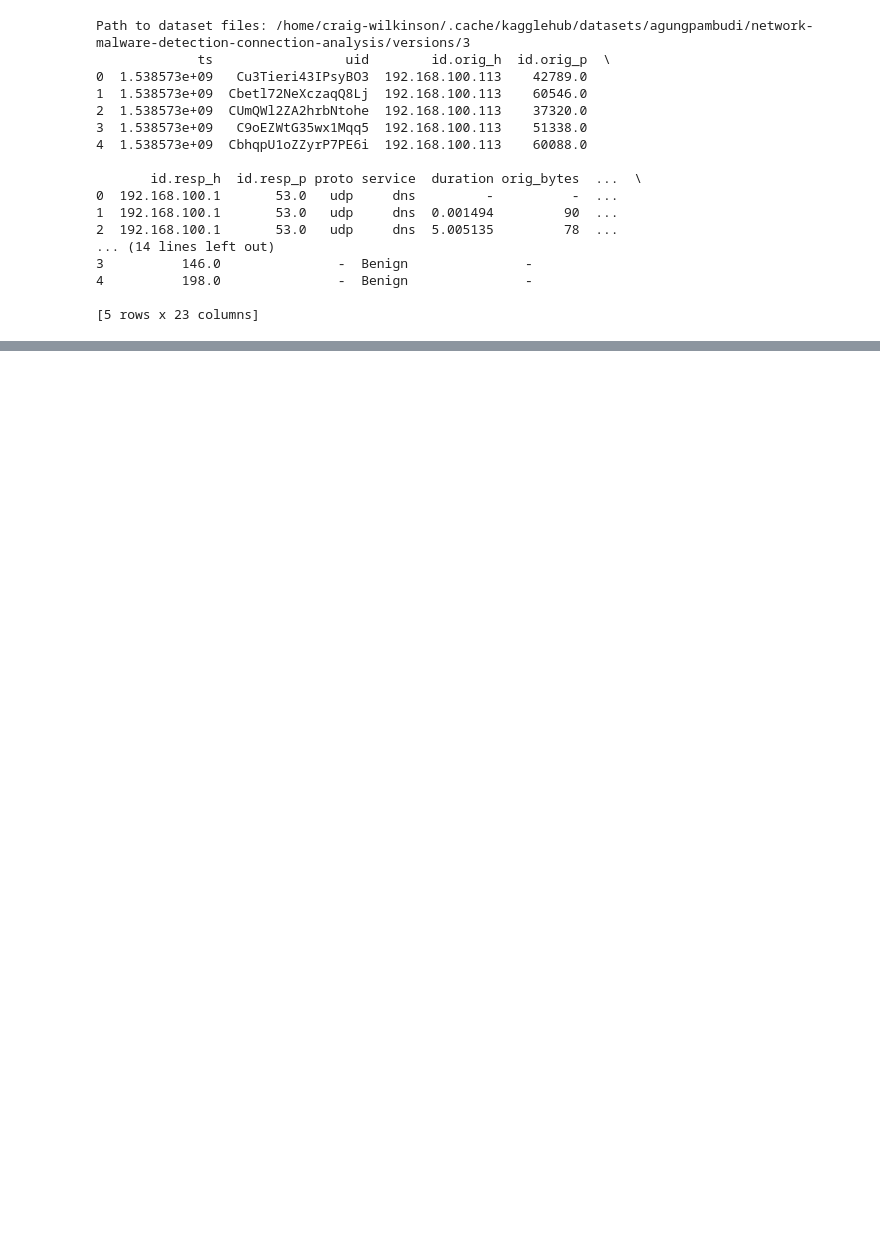
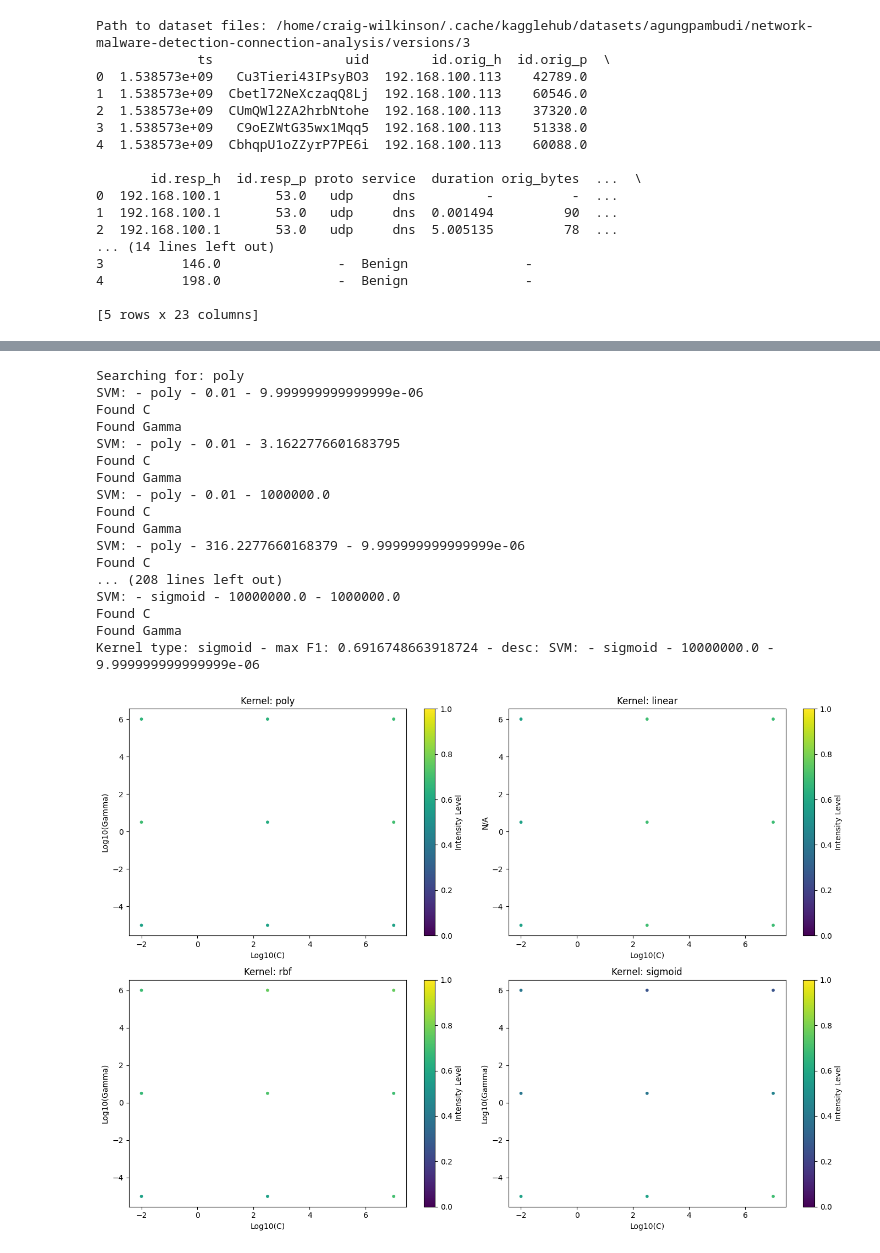
Before and after one commit to cwswilki/STAT-841-cr-an-di, a Jupyter notebook: SVM-Bagging-KNN.ipynb, the cells around one changed output, grey strips where cells are left out. Saved outputs shown, nothing was run; the diff lists cells and outputs as text; code cells hidden in the pictures; blank space fills up the shorter version.

```diff
--- a/SVM-Bagging-KNN.ipynb
+++ b/SVM-Bagging-KNN.ipynb
@@ -271,9 +329,11 @@ class ClassifierBaseFOR_BAGGING:
         pass
 
 class SvmKMeansClassifierFOR_BAGGING(ClassifierBaseFOR_BAGGING, BaseEstimator, ClassifierMixin):
-    def __init__(self, C, kernel, kmeans_clusters_per_class):
+    def __init__(self, C, gamma, kernel, kmeans_clusters_per_class):
         super().__init__()
         self.C = C
+        # NOT USED:
+        self.gamma = gamma
         self.kernel=kernel
         self.kmeans_clusters_per_class = kmeans_clusters_per_class
 
@@ -656,0 +809,72 @@ weighted avg       0.84      0.71      0.71    250110
+# %%
+import matplotlib.pyplot as plt
+import math
+def graph_results(result_type, results, kernel_types=None):
+  if result_type == "SVM":
+    fig, axes = plt.subplots(nrows=2, ncols=2, figsize=(14, 10))
+
+    # Flatten the 2x2 matrix of axes into a 1D list for easy iteration
+    axes_flat = axes.flatten()
+    assert kernel_types is not None
+    for index, kernel_type in enumerate(kernel_types):
+      print(f"Searching for: {kernel_type}")
+      ax = axes_flat[index]
+
+      x_dim_points = []
+      y_dim_points = []
+      labels = []
+      max_f1 = 0
+      max_f1_desc = ""
+      for (classifier, metrics, config, expt_desc) in results:
+        print(expt_desc)
+        if config.svm_config and result_type == 'SVM':
+          is_correct_kernel = False
+          for kernel in config.svm_config.kernels:
+            if f"- {kernel} -" in expt_desc and kernel == kernel_type:
+              is_correct_kernel = True
+          if not is_correct_kernel:
+            continue
+          for c in config.svm_config.C:
+            if f"- {c} -" in expt_desc:
+              x_dim_points.append(math.log10(c))
+              break
+          for gamma in config.svm_config.gamma:
+            if f"- {gamma}" in expt_desc:
+              y_dim_points.append(math.log10(gamma))
+              break
+          avg_f1 = (metrics['0']['f1-score'] + metrics['1']['f1-score'])/2
+          if avg_f1 > max_f1:
+            max_f1 = avg_f1
+            max_f1_desc = expt_desc
+          labels.append(avg_f1)
+      print(f"Kernel type: {kernel_type} - max F1: {max_f1} - desc: {max_f1_desc}")
+      sc = ax.scatter(x_dim_points, y_dim_points, c=labels, cmap='viridis', s=10, vmin=0, vmax=1)
+      ax.set_title(f"Kernel: {kernel_type}")
+      ax.set_xlabel("Log10(C)")
+      ax.set_ylabel("Log10(Gamma)" if kernel_type != 'linear' else "N/A")
+      cbar = plt.colorbar(sc)
+      cbar.set_label('Intensity Level') # Optional label
+  plt.tight_layout()
+  plt.show()
+  plt.show()
+
+graph_results("SVM", final_results, kernel_types=ALL_KERNEL_TYPES)
+# %% [output]
+Searching for: poly
+SVM: - poly - 0.01 - 9.999999999999999e-06
+Found C
+Found Gamma
+SVM: - poly - 0.01 - 3.1622776601683795
+Found C
+Found Gamma
+SVM: - poly - 0.01 - 1000000.0
+Found C
+Found Gamma
+SVM: - poly - 316.2277660168379 - 9.999999999999999e-06
+Found C
+... (208 lines left out)
+SVM: - sigmoid - 10000000.0 - 1000000.0
+Found C
+Found Gamma
+Kernel type: sigmoid - max F1: 0.6916748663918724 - desc: SVM: - sigmoid - 10000000.0 - 9.999999999999999e-06
+[figure, added]
```
Also changed, not shown: parts of 5 cells of this notebook.
